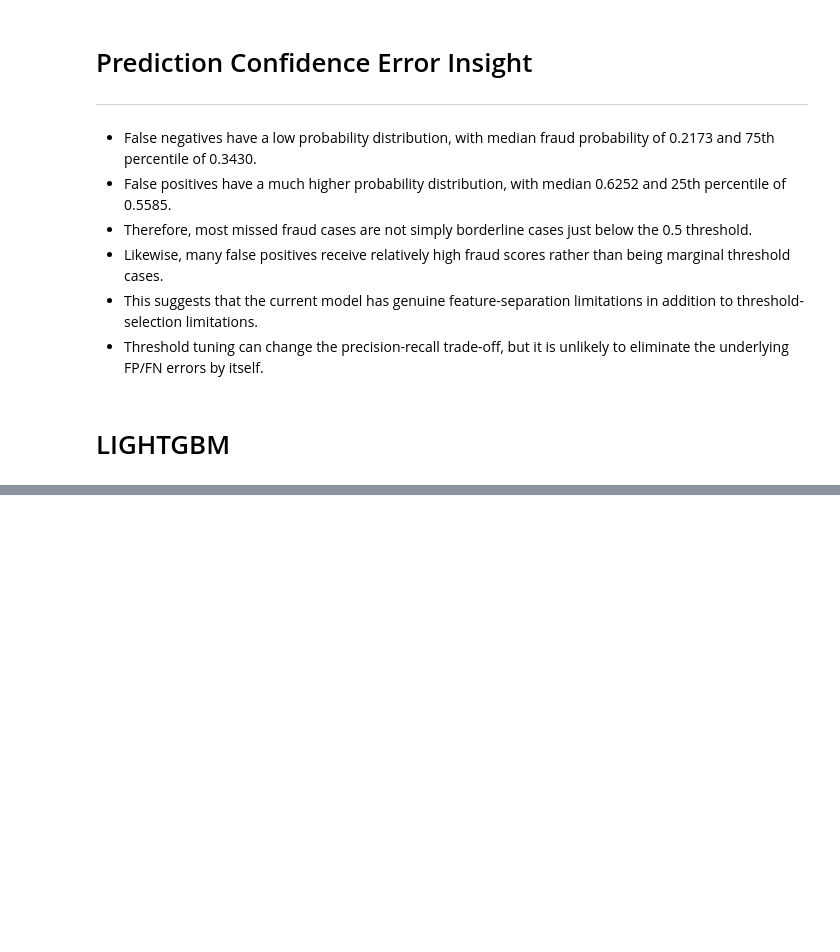
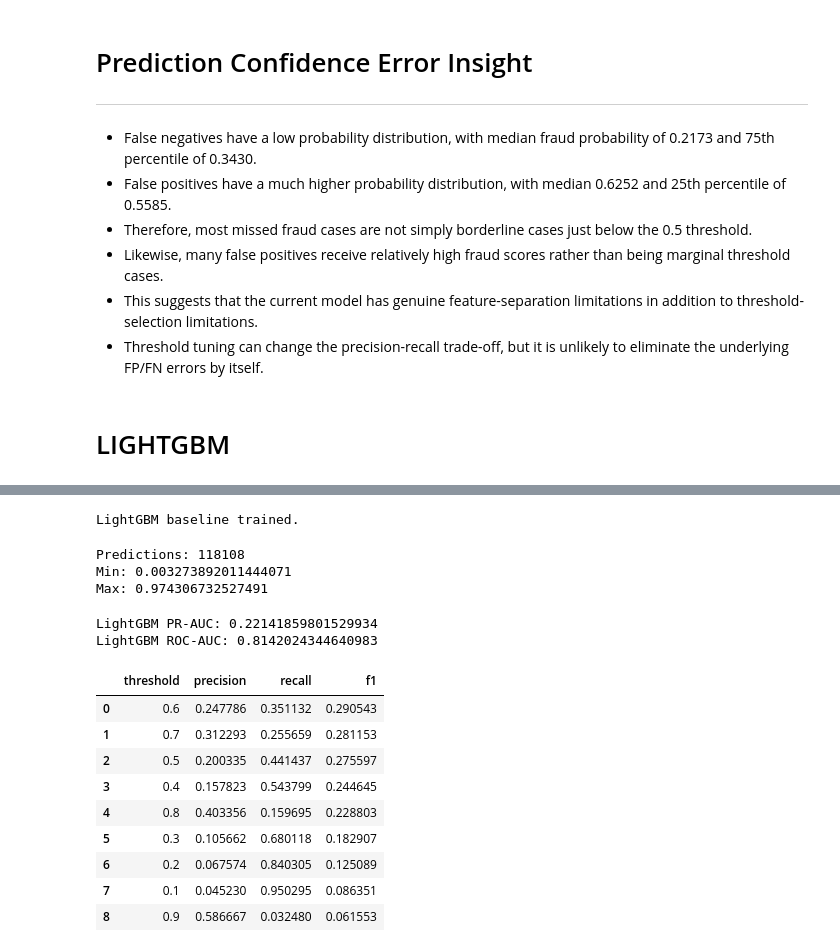
Before and after one commit to manojitkhatua/trace-ai, a Jupyter notebook: src/models/Model_Building.ipynb, the cells around one changed output, grey strips where cells are left out. Cells and saved outputs as stored; diff of their text form; code cells hidden in the pictures; blank space fills up the shorter version.

```diff
--- a/src/models/Model_Building.ipynb
+++ b/src/models/Model_Building.ipynb
@@ -831,0 +1182,56 @@ print("LightGBM baseline initialized.")
+# %%
+lgbm_model.train(X_train, y_train)
+
+print("LightGBM baseline trained.")
+# %% [output]
+LightGBM baseline trained.
+# %%
+lgbm_proba = lgbm_model.predict_proba(X_validation)
+
+print("Predictions:", len(lgbm_proba))
+print("Min:", lgbm_proba.min())
+print("Max:", lgbm_proba.max())
+# %% [output]
+Predictions: 118108
+Min: 0.003273892011444071
+Max: 0.974306732527491
+# %%
+lgbm_pr_auc = average_precision_score(y_validation, lgbm_proba)
+lgbm_roc_auc = roc_auc_score(y_validation, lgbm_proba)
+
+print("LightGBM PR-AUC:", lgbm_pr_auc)
+print("LightGBM ROC-AUC:", lgbm_roc_auc)
+# %% [output]
+LightGBM PR-AUC: 0.22141859801529934
+LightGBM ROC-AUC: 0.8142024344640983
+# %%
+thresholds = [0.1, 0.2, 0.3, 0.4, 0.5, 0.6, 0.7, 0.8, 0.9]
+
+lgbm_threshold_results = []
+
+for threshold in thresholds:
+    pred = (lgbm_proba >= threshold).astype(int)
+
+    lgbm_threshold_results.append({
+        "threshold": threshold,
+        "precision": precision_score(y_validation, pred),
+        "recall": recall_score(y_validation, pred),
+        "f1": f1_score(y_validation, pred)
+    })
+
+lgbm_threshold_results = pd.DataFrame(
+    lgbm_threshold_results
+).sort_values("f1", ascending=False).reset_index(drop=True)
+
+lgbm_threshold_results
+# %% [output]
+|  | threshold | precision | recall | f1 |
+| 0 | 0.6 | 0.247786 | 0.351132 | 0.290543 |
+| 1 | 0.7 | 0.312293 | 0.255659 | 0.281153 |
+| 2 | 0.5 | 0.200335 | 0.441437 | 0.275597 |
+| 3 | 0.4 | 0.157823 | 0.543799 | 0.244645 |
+| 4 | 0.8 | 0.403356 | 0.159695 | 0.228803 |
+| 5 | 0.3 | 0.105662 | 0.680118 | 0.182907 |
+| 6 | 0.2 | 0.067574 | 0.840305 | 0.125089 |
+| 7 | 0.1 | 0.045230 | 0.950295 | 0.086351 |
+| 8 | 0.9 | 0.586667 | 0.032480 | 0.061553 |
```
Also changed, not shown: parts of 106 cells of this notebook, 14 other files.
